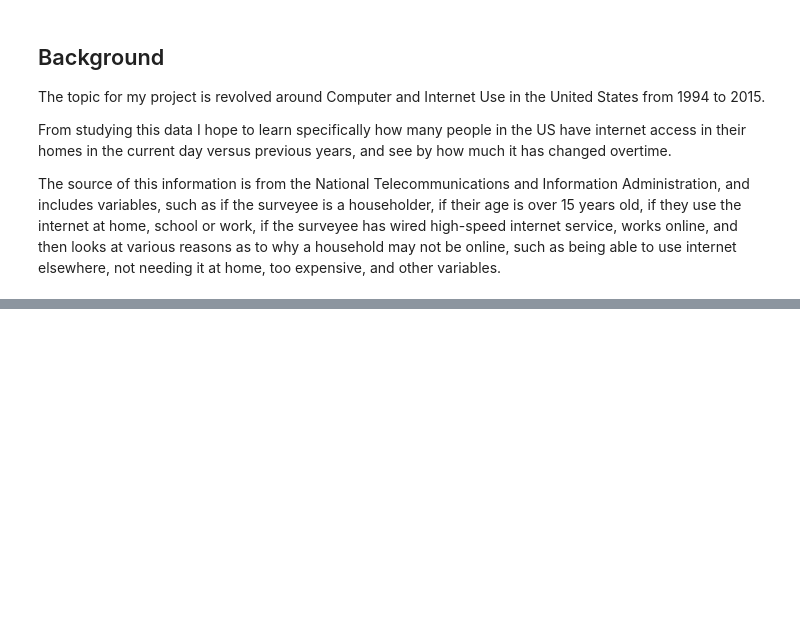
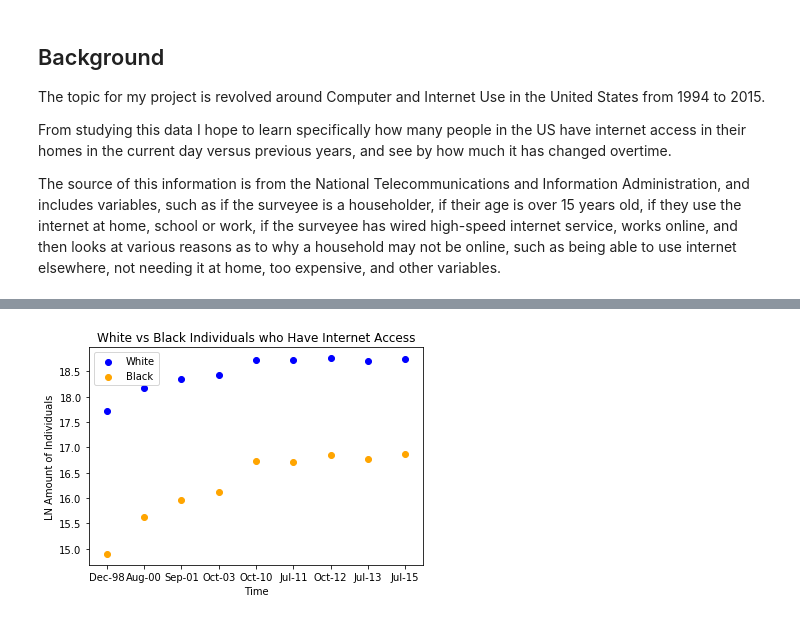
Before and after one commit to degradification/bootcamp, a Jupyter notebook: Project.ipynb, the cells around one changed output, grey strips where cells are left out. Saved outputs shown, nothing was run; the diff lists cells and outputs as text; code cells hidden in the pictures; blank space fills up the shorter version.

```diff
--- a/Project.ipynb
+++ b/Project.ipynb
@@ -161,0 +222,11 @@ x = minority + time
+# %%
+ln_internet_access = plt.figure( )
+plt.scatter( home_internet_users['dataset'], np.log( home_internet_users['raceWhiteCount'] ), color = 'blue', label = "White"  )
+plt.scatter( home_internet_users['dataset'], np.log( home_internet_users['raceBlackCount'] ), color = 'orange', label = "Black"  )
+plt.title( 'White vs Black Individuals who Have Internet Access' )
+plt.xlabel('Time' )
+plt.ylabel( 'LN Amount of Individuals' )
+plt.legend( )
+plt.show( )
+# %% [output]
+[figure, added]
```
Also changed, not shown: parts of 12 cells of this notebook.
